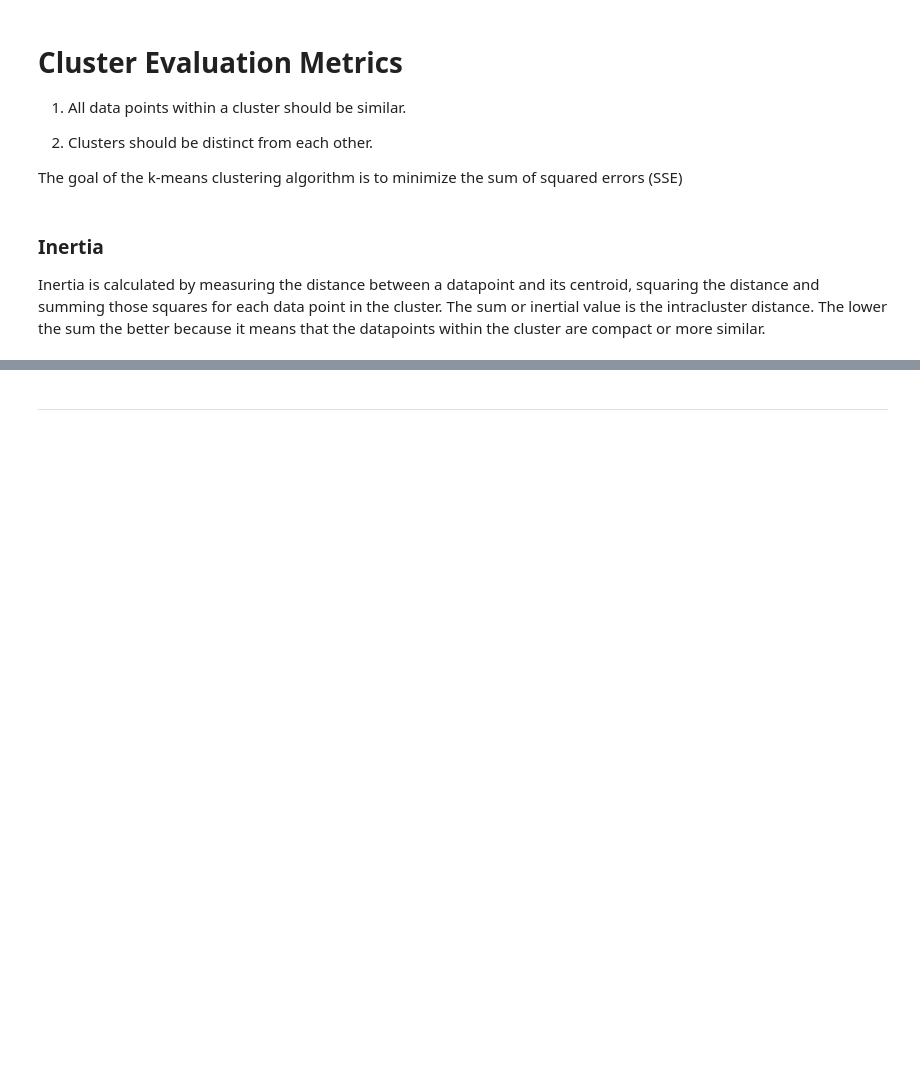
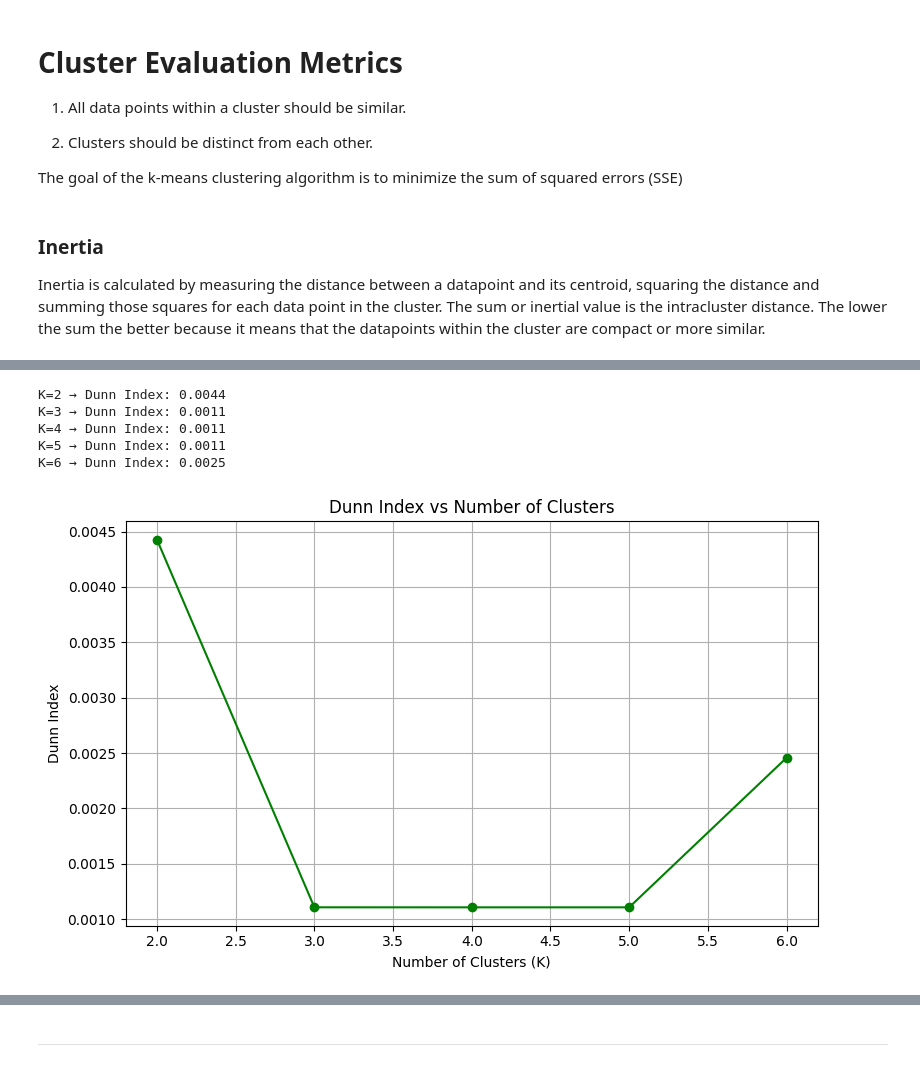
Before and after one commit to philnumpy/PRML-PROJECT, a Jupyter notebook: ProjectCode.ipynb, the cells around one changed output, grey strips where cells are left out. Saved outputs shown, nothing was run; the diff lists cells and outputs as text; code cells hidden in the pictures; blank space fills up the shorter version.

```diff
--- a/ProjectCode.ipynb
+++ b/ProjectCode.ipynb
@@ -844,0 +846,9 @@ The second property is measured with the Dunn index. The Dunn index represents t
+# %%
+plot_dunn_index_vs_k(english_songs_scaled, max_k=6)
+# %% [output]
+K=2 → Dunn Index: 0.0044
+K=3 → Dunn Index: 0.0011
+K=4 → Dunn Index: 0.0011
+K=5 → Dunn Index: 0.0011
+K=6 → Dunn Index: 0.0025
+[figure, added]
```
Also changed, not shown: parts of 23 cells of this notebook.
